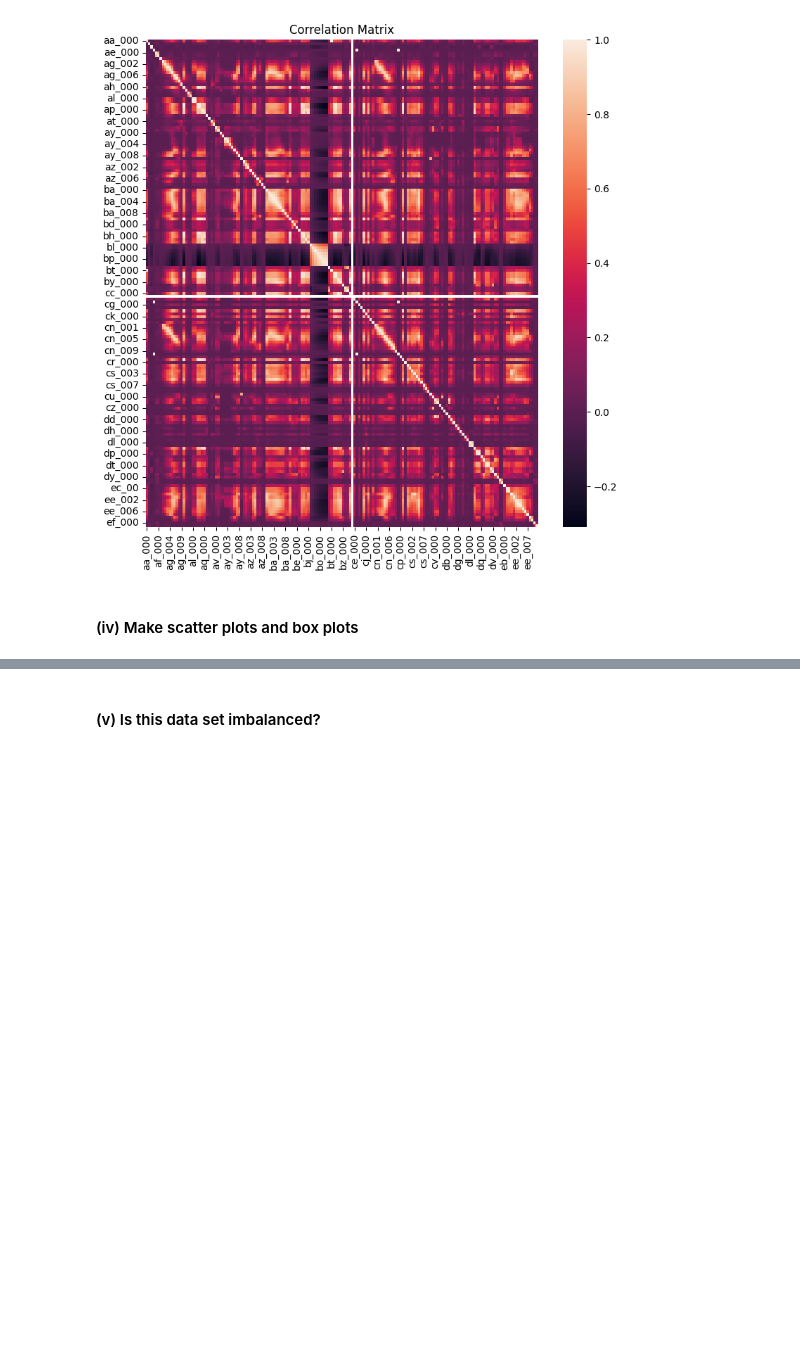
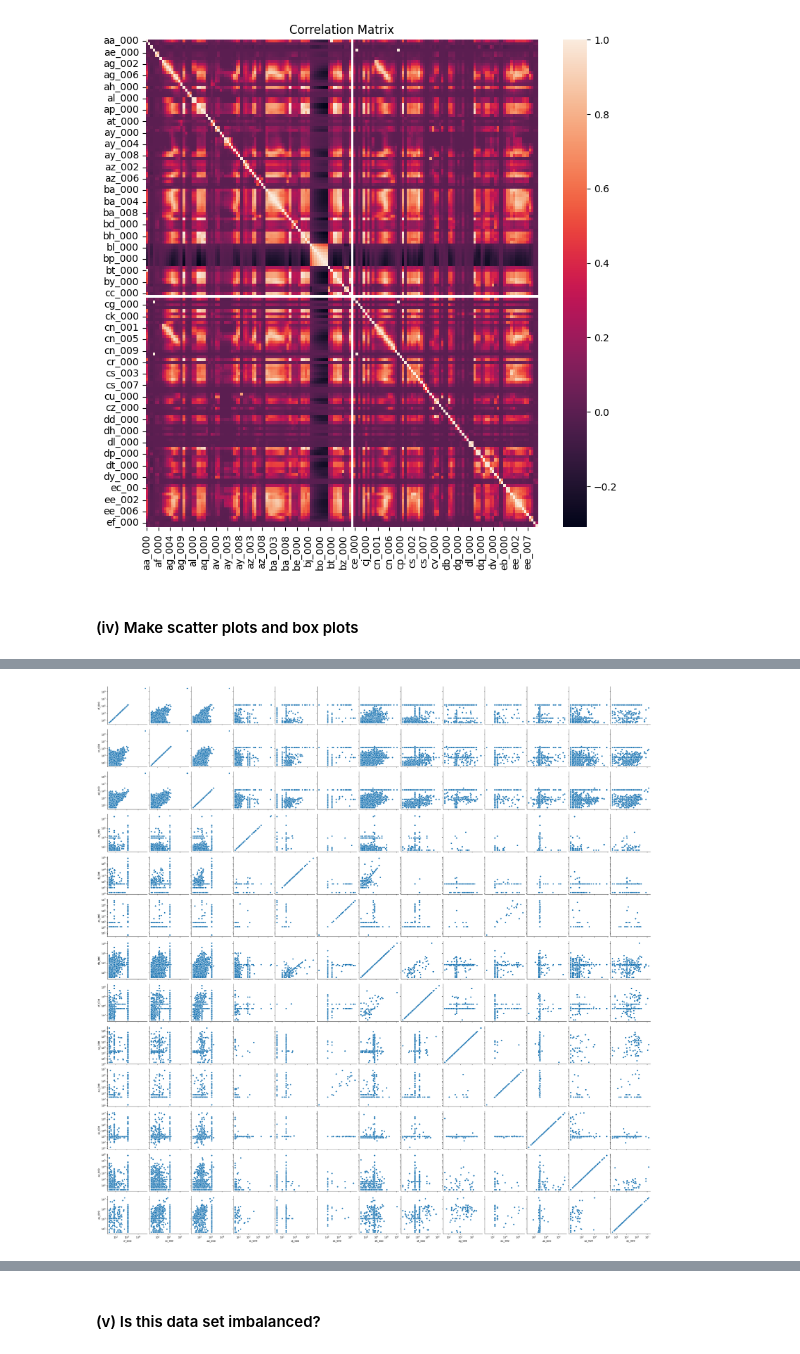
Before and after one commit to cxieusc/DSCI_552_HW6, a Jupyter notebook: notebook/Xie_Chong_HW6.ipynb, the cells around one changed output, grey strips where cells are left out. Saved outputs shown, nothing was run; the diff lists cells and outputs as text; code cells hidden in the pictures; blank space fills up the shorter version.

```diff
--- a/notebook/Xie_Chong_HW6.ipynb
+++ b/notebook/Xie_Chong_HW6.ipynb
@@ -148,3 +149,6 @@ plt.show()
 [figure]
 # %% [markdown]
 #### (iv) Make scatter plots and box plots
+# %%
+top_features = df_cv["cv"].nlargest(math.floor(math.sqrt(170))).index.tolist()
+display(df_cv.loc[top_features])
@@ -150,0 +170,3 @@ plt.show()
+# %%
+df_selected = df_all_imputed.loc[:, top_features]
+df_selected
@@ -150,0 +187,6 @@ plt.show()
+# %%
+pairplot = sns.pairplot(data=df_selected, diag_kind=None)
+pairplot.set(xscale="log", yscale="log")    # Set log scale for better visualization
+plt.show()
+# %% [output]
+[figure, added]
```
Also changed, not shown: parts of 8 cells of this notebook.
